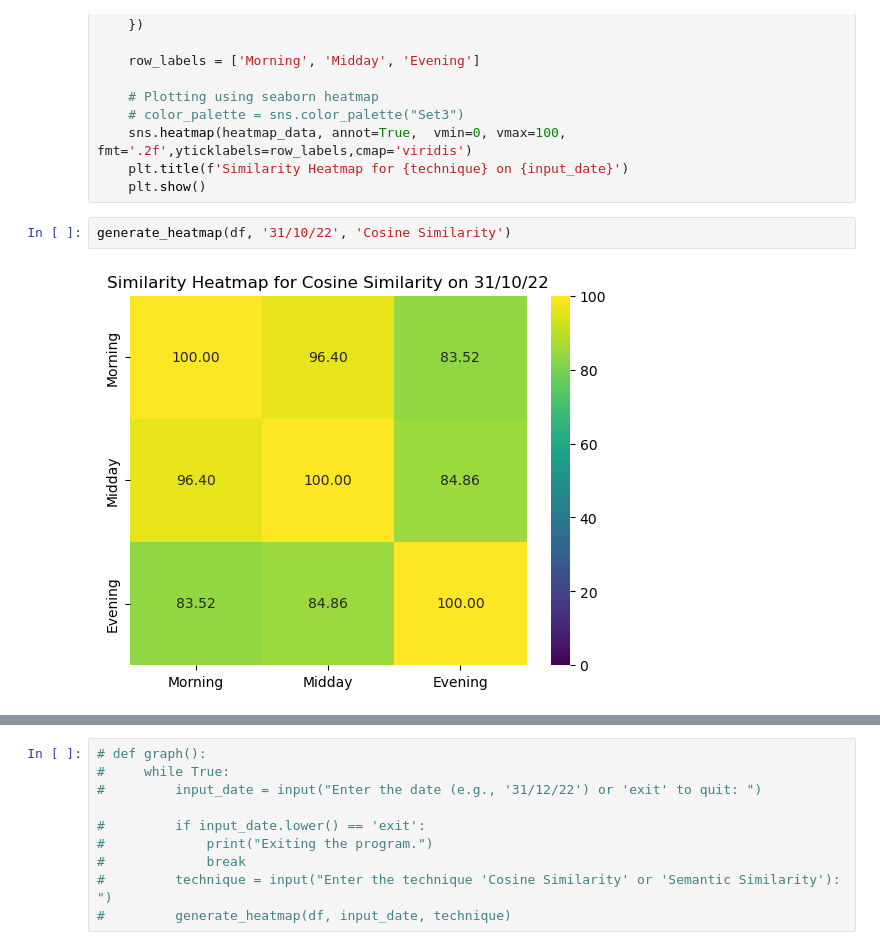
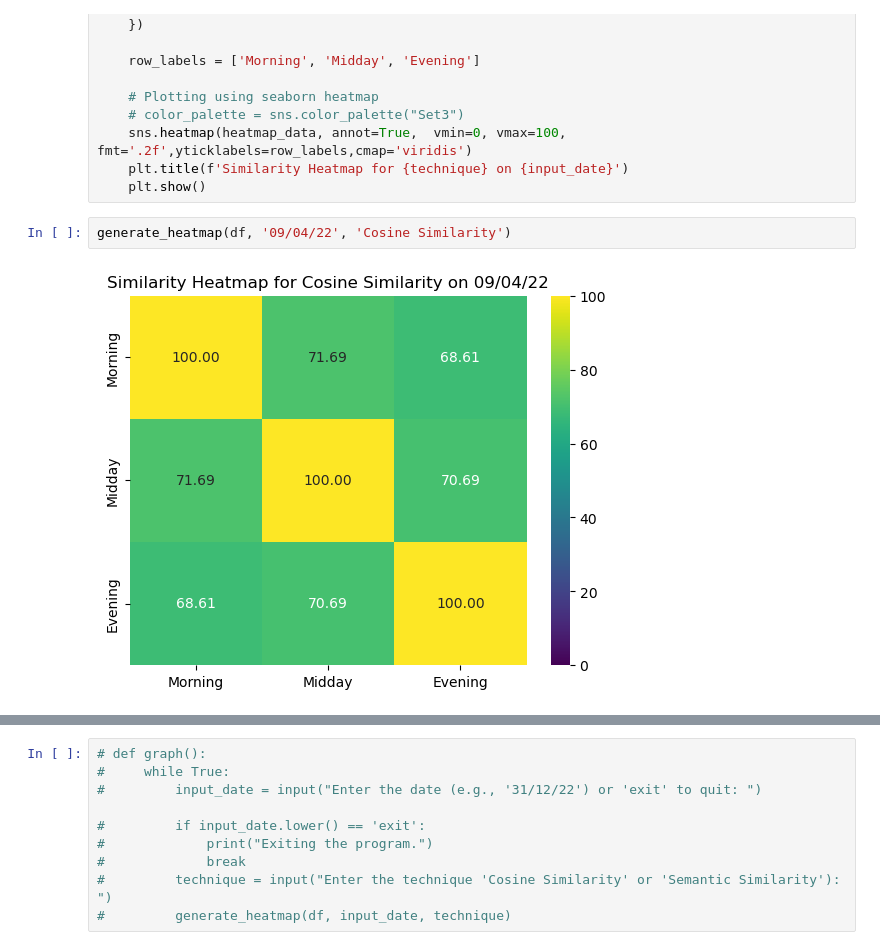
Before and after one commit to udayb3/Analysis-of-Daily-News-Bulletin, a Jupyter notebook: Graph/graph.ipynb, the cells around one changed output, grey strips where cells are left out. Saved outputs shown, nothing was run; the diff lists cells and outputs as text.

```diff
--- a/Graph/graph.ipynb
+++ b/Graph/graph.ipynb
@@ -57,7 +63,7 @@ def generate_heatmap(df, input_date, technique):
     plt.title(f'Similarity Heatmap for {technique} on {input_date}')
     plt.show()
 # %%
-generate_heatmap(df, '31/10/22', 'Cosine Similarity')
+generate_heatmap(df, '09/04/22', 'Cosine Similarity')
 # %% [output]
-[figure, old version]
+[figure, new version]
 # %%
```
Also changed, not shown: parts of 16 cells of this notebook.
